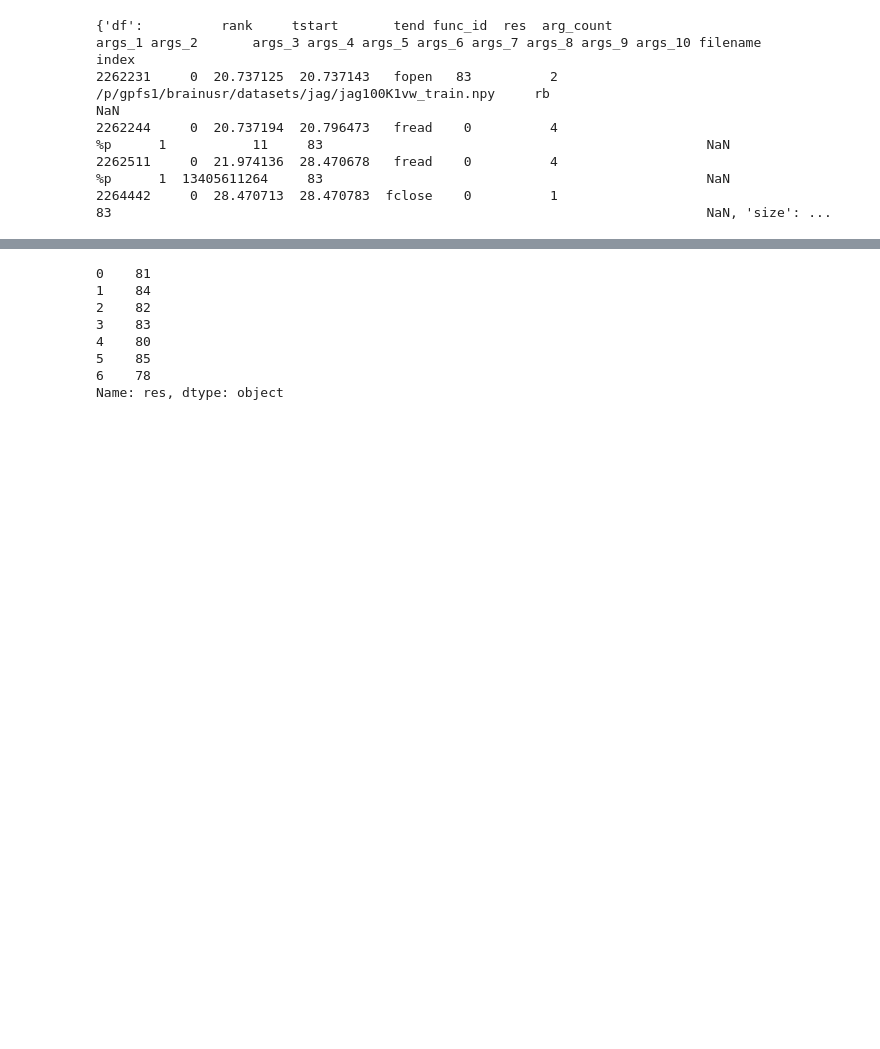
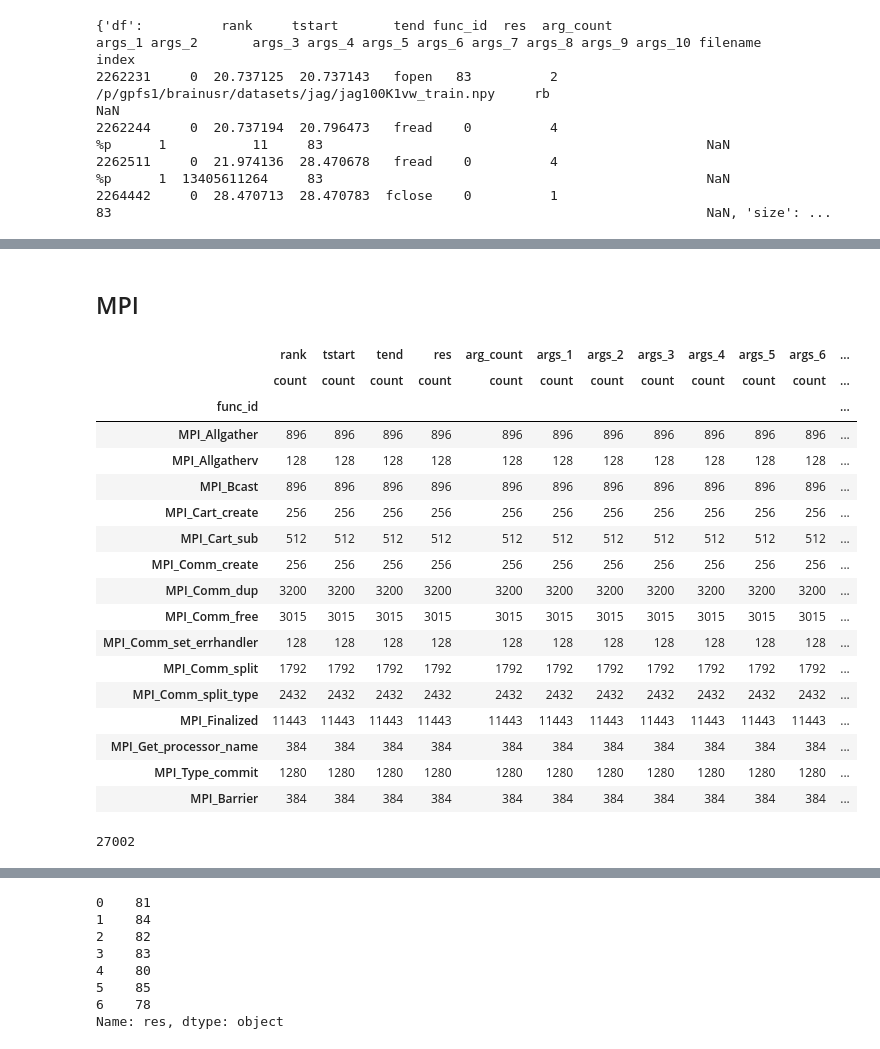
Before and after one commit to hariharan-devarajan/taxonomy, a Jupyter notebook: analysis/notebooks/recorder/jag-recorder2parquet.ipynb, the cells around one changed output, grey strips where cells are left out. Saved outputs shown, nothing was run; the diff lists cells and outputs as text; code cells hidden in the pictures; blank space fills up the shorter version.

```diff
--- a/analysis/notebooks/recorder/jag-recorder2parquet.ipynb
+++ b/analysis/notebooks/recorder/jag-recorder2parquet.ipynb
@@ -653,0 +632,37 @@ file = "{}/{}.gz".format(chrome_timeline_folder, chrome_timeline_filename)
+# %% [markdown]
+## MPI
+# %%
+ddf_mpi = ddf[ddf['func_id'].str.contains("MPI")]
+# %%
+MPI_func = ["MPI_Comm_rank", "PMPI_Comm_rank", "MPI_Comm_size", "PMPI_Comm_size"
+    ]
+# %%
+ddf_comm = ddf_mpi[~ddf_mpi['func_id'].isin(MPI_func)]
+# %%
+ddf_comm = ddf_comm.persist()
+# %%
+ddf_comm.groupby(['func_id']).agg(['count']).compute()
+# %% [output]
+|  | rank | tstart | tend | res | arg_count | args_1 | args_2 | args_3 | args_4 | args_5 | args_6 | ... |
+|  | count | count | count | count | count | count | count | count | count | count | count | ... |
+| func_id |  |  |  |  |  |  |  |  |  |  |  | ... |
+| MPI_Allgather | 896 | 896 | 896 | 896 | 896 | 896 | 896 | 896 | 896 | 896 | 896 | ... |
+| MPI_Allgatherv | 128 | 128 | 128 | 128 | 128 | 128 | 128 | 128 | 128 | 128 | 128 | ... |
+| MPI_Bcast | 896 | 896 | 896 | 896 | 896 | 896 | 896 | 896 | 896 | 896 | 896 | ... |
+| MPI_Cart_create | 256 | 256 | 256 | 256 | 256 | 256 | 256 | 256 | 256 | 256 | 256 | ... |
+| MPI_Cart_sub | 512 | 512 | 512 | 512 | 512 | 512 | 512 | 512 | 512 | 512 | 512 | ... |
+| MPI_Comm_create | 256 | 256 | 256 | 256 | 256 | 256 | 256 | 256 | 256 | 256 | 256 | ... |
+| MPI_Comm_dup | 3200 | 3200 | 3200 | 3200 | 3200 | 3200 | 3200 | 3200 | 3200 | 3200 | 3200 | ... |
+| MPI_Comm_free | 3015 | 3015 | 3015 | 3015 | 3015 | 3015 | 3015 | 3015 | 3015 | 3015 | 3015 | ... |
+| MPI_Comm_set_errhandler | 128 | 128 | 128 | 128 | 128 | 128 | 128 | 128 | 128 | 128 | 128 | ... |
+| MPI_Comm_split | 1792 | 1792 | 1792 | 1792 | 1792 | 1792 | 1792 | 1792 | 1792 | 1792 | 1792 | ... |
+| MPI_Comm_split_type | 2432 | 2432 | 2432 | 2432 | 2432 | 2432 | 2432 | 2432 | 2432 | 2432 | 2432 | ... |
+| MPI_Finalized | 11443 | 11443 | 11443 | 11443 | 11443 | 11443 | 11443 | 11443 | 11443 | 11443 | 11443 | ... |
+| MPI_Get_processor_name | 384 | 384 | 384 | 384 | 384 | 384 | 384 | 384 | 384 | 384 | 384 | ... |
+| MPI_Type_commit | 1280 | 1280 | 1280 | 1280 | 1280 | 1280 | 1280 | 1280 | 1280 | 1280 | 1280 | ... |
+| MPI_Barrier | 384 | 384 | 384 | 384 | 384 | 384 | 384 | 384 | 384 | 384 | 384 | ... |
+# %%
+mpi_rows = ddf_comm.shape[0].compute()
+print(mpi_rows)
+# %% [output]
+27002
```
Also changed, not shown: parts of 27 cells of this notebook.
